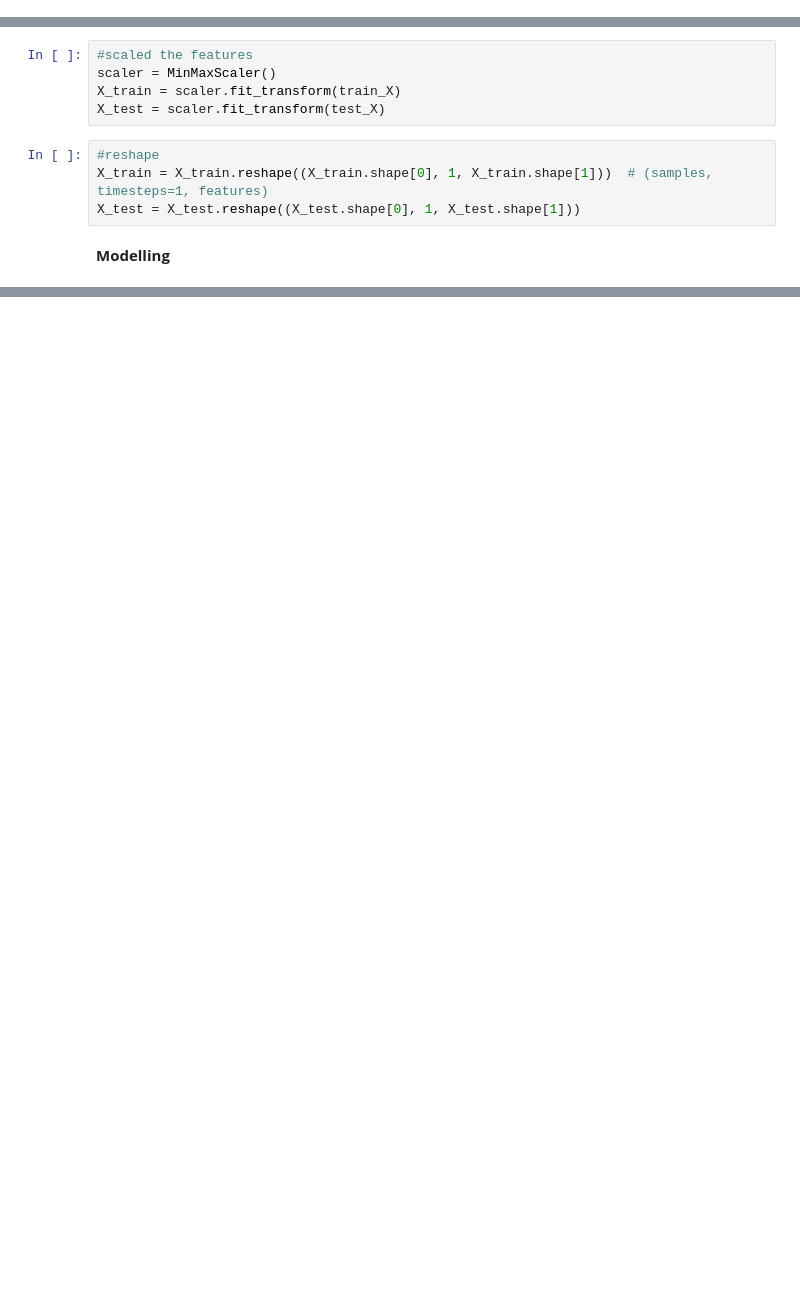
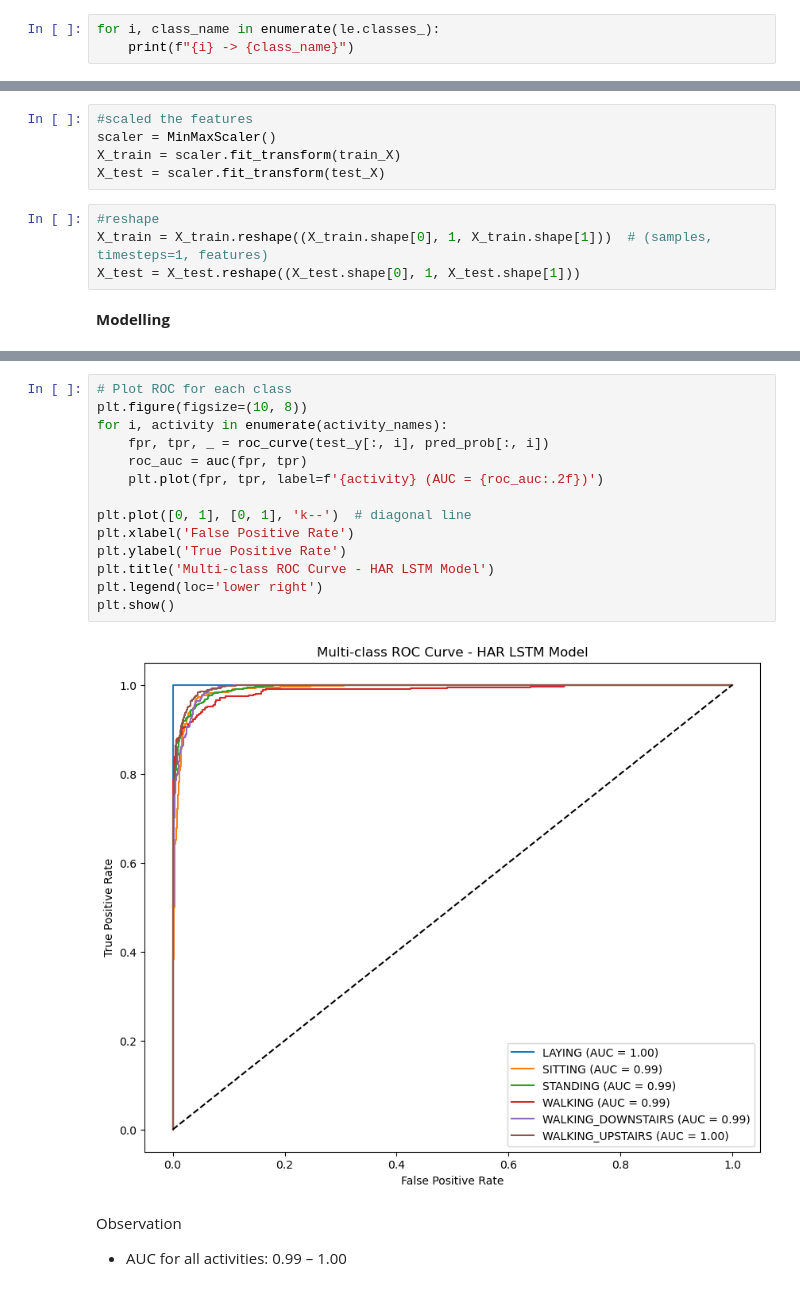
Before and after one commit to ChristabelAtieno/Human-Activity-Recognition-using-LSTM, a Jupyter notebook: Activity_Recognition_RNN_LSTM.ipynb, the cells around one changed output, grey strips where cells are left out. Drawn from its saved outputs; the diff is of its cells as text; blank space fills up the shorter version.

```diff
--- a/Activity_Recognition_RNN_LSTM.ipynb
+++ b/Activity_Recognition_RNN_LSTM.ipynb
@@ -258,3 +259,6 @@ test_y = le.fit_transform(test_y)
 
 train_y = to_categorical(train_y)
 test_y = to_categorical(test_y)
+# %%
+for i, class_name in enumerate(le.classes_):
+    print(f"{i} -> {class_name}")
@@ -375,0 +424,19 @@ weighted avg       0.89      0.85      0.85      2947
+# %%
+# Plot ROC for each class
+plt.figure(figsize=(10, 8))
+for i, activity in enumerate(activity_names):
+    fpr, tpr, _ = roc_curve(test_y[:, i], pred_prob[:, i])
+    roc_auc = auc(fpr, tpr)
+    plt.plot(fpr, tpr, label=f'{activity} (AUC = {roc_auc:.2f})')
+
+plt.plot([0, 1], [0, 1], 'k--')  # diagonal line
+plt.xlabel('False Positive Rate')
+plt.ylabel('True Positive Rate')
+plt.title('Multi-class ROC Curve - HAR LSTM Model')
+plt.legend(loc='lower right')
+plt.show()
+# %% [output]
+[figure, added]
+# %% [markdown]
+Observation
+- AUC for all activities: 0.99 – 1.00
```
Also changed, not shown: parts of 11 cells of this notebook, 1 other file.
